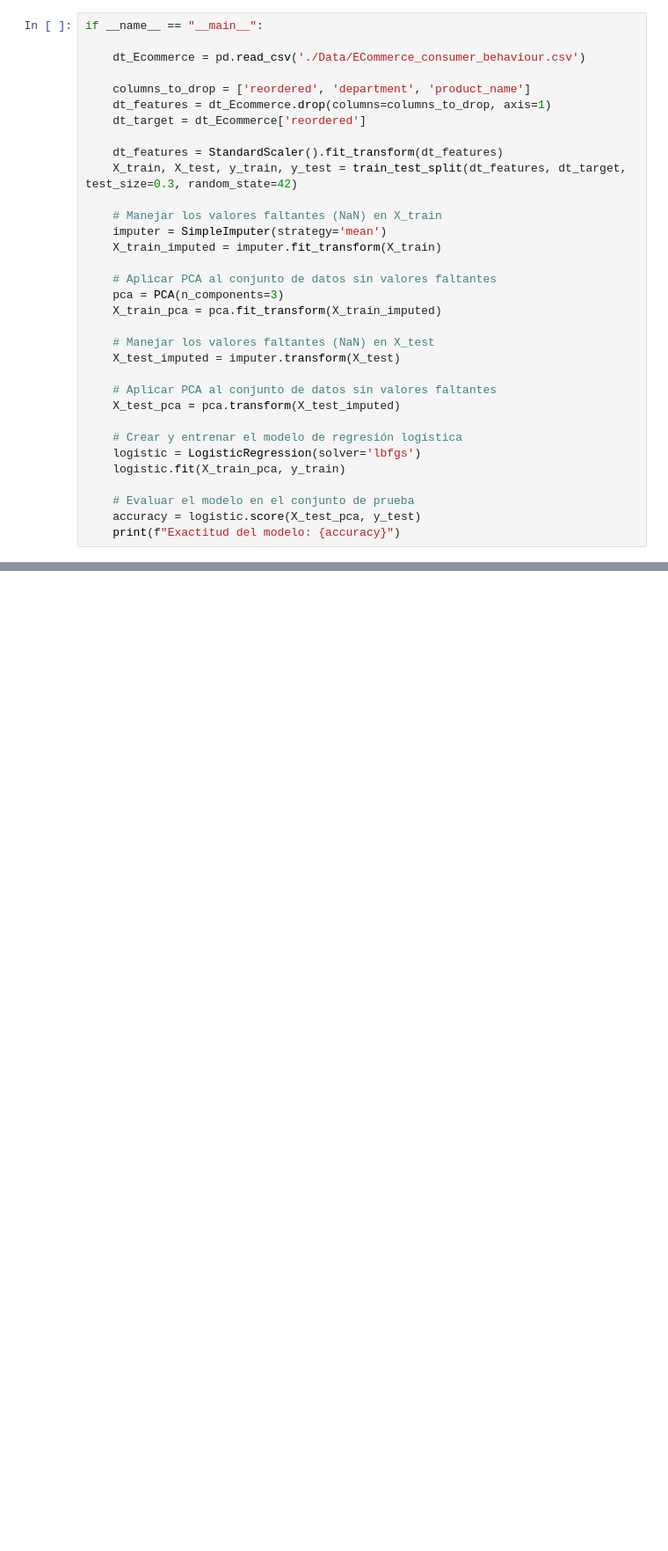
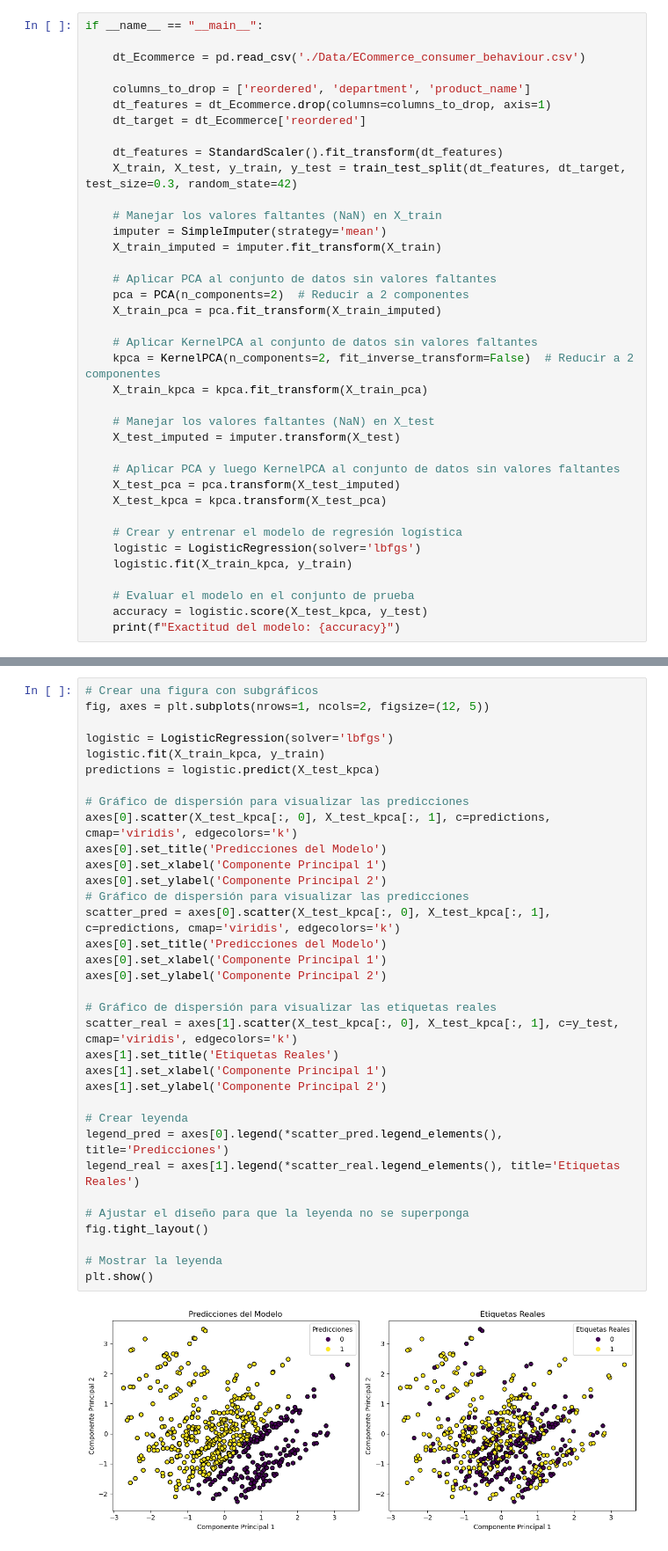
Before and after one commit to lordjasonmartinez/PCA-IPCA, a Jupyter notebook: kpca.ipynb, the cells around one changed output, grey strips where cells are left out. Shown at 88% size. Drawn from its saved outputs; the diff is of its cells as text; blank space fills up the shorter version.

```diff
--- a/kpca.ipynb
+++ b/kpca.ipynb
@@ -29,20 +29,25 @@ if __name__ == "__main__":
     X_train_imputed = imputer.fit_transform(X_train)
 
     # Aplicar PCA al conjunto de datos sin valores faltantes
-    pca = PCA(n_components=3)
+    pca = PCA(n_components=2)  # Reducir a 2 componentes
     X_train_pca = pca.fit_transform(X_train_imputed)
+
+    # Aplicar KernelPCA al conjunto de datos sin valores faltantes
+    kpca = KernelPCA(n_components=2, fit_inverse_transform=False)  # Reducir a 2 componentes
+    X_train_kpca = kpca.fit_transform(X_train_pca)
 
     # Manejar los valores faltantes (NaN) en X_test
     X_test_imputed = imputer.transform(X_test)
 
-    # Aplicar PCA al conjunto de datos sin valores faltantes
+    # Aplicar PCA y luego KernelPCA al conjunto de datos sin valores faltantes
     X_test_pca = pca.transform(X_test_imputed)
+    X_test_kpca = kpca.transform(X_test_pca)
 
     # Crear y entrenar el modelo de regresión logística
     logistic = LogisticRegression(solver='lbfgs')
-    logistic.fit(X_train_pca, y_train)
+    logistic.fit(X_train_kpca, y_train)
 
     # Evaluar el modelo en el conjunto de prueba
-    accuracy = logistic.score(X_test_pca, y_test)
+    accuracy = logistic.score(X_test_kpca, y_test)
     print(f"Exactitud del modelo: {accuracy}")
 # %% [output]
@@ -176,0 +61,36 @@ plt.show()
+# %%
+# Crear una figura con subgráficos
+fig, axes = plt.subplots(nrows=1, ncols=2, figsize=(12, 5))
+
+logistic = LogisticRegression(solver='lbfgs')
+logistic.fit(X_train_kpca, y_train)
+predictions = logistic.predict(X_test_kpca)
+
+# Gráfico de dispersión para visualizar las predicciones
+axes[0].scatter(X_test_kpca[:, 0], X_test_kpca[:, 1], c=predictions, cmap='viridis', edgecolors='k')
+axes[0].set_title('Predicciones del Modelo')
+axes[0].set_xlabel('Componente Principal 1')
+axes[0].set_ylabel('Componente Principal 2')
+# Gráfico de dispersión para visualizar las predicciones
+scatter_pred = axes[0].scatter(X_test_kpca[:, 0], X_test_kpca[:, 1], c=predictions, cmap='viridis', edgecolors='k')
+axes[0].set_title('Predicciones del Modelo')
+axes[0].set_xlabel('Componente Principal 1')
+axes[0].set_ylabel('Componente Principal 2')
+
+# Gráfico de dispersión para visualizar las etiquetas reales
+scatter_real = axes[1].scatter(X_test_kpca[:, 0], X_test_kpca[:, 1], c=y_test, cmap='viridis', edgecolors='k')
+axes[1].set_title('Etiquetas Reales')
+axes[1].set_xlabel('Componente Principal 1')
+axes[1].set_ylabel('Componente Principal 2')
+
+# Crear leyenda
+legend_pred = axes[0].legend(*scatter_pred.legend_elements(), title='Predicciones')
+legend_real = axes[1].legend(*scatter_real.legend_elements(), title='Etiquetas Reales')
+
+# Ajustar el diseño para que la leyenda no se superponga
+fig.tight_layout()
+
+# Mostrar la leyenda
+plt.show()
+# %% [output]
+[figure, added]
```
Also changed, not shown: parts of 23 cells of this notebook, 10 other files.
